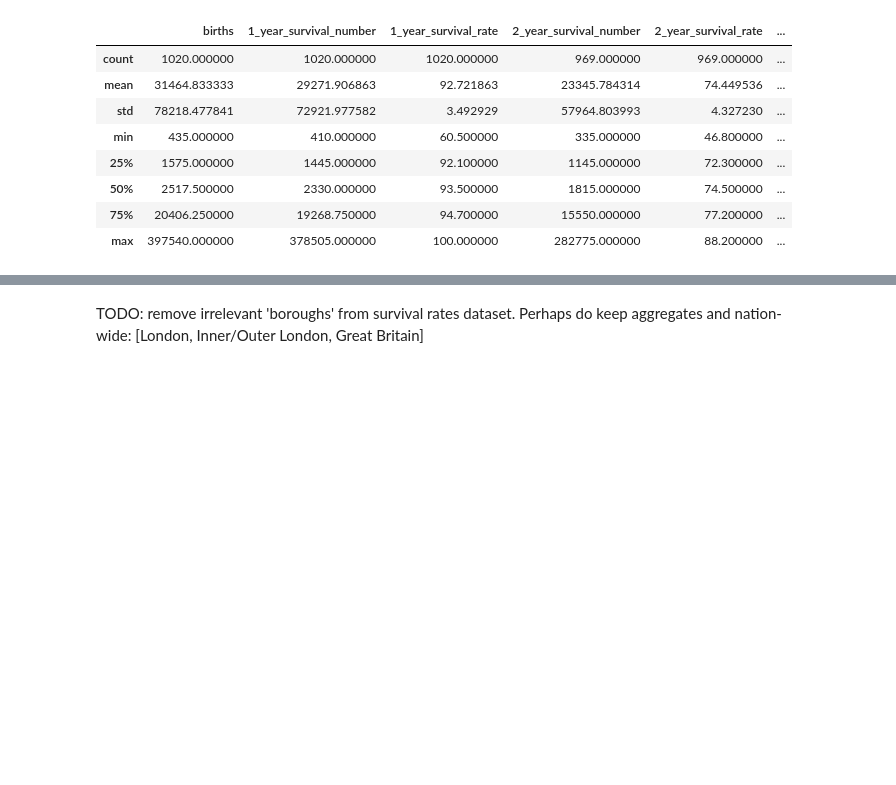
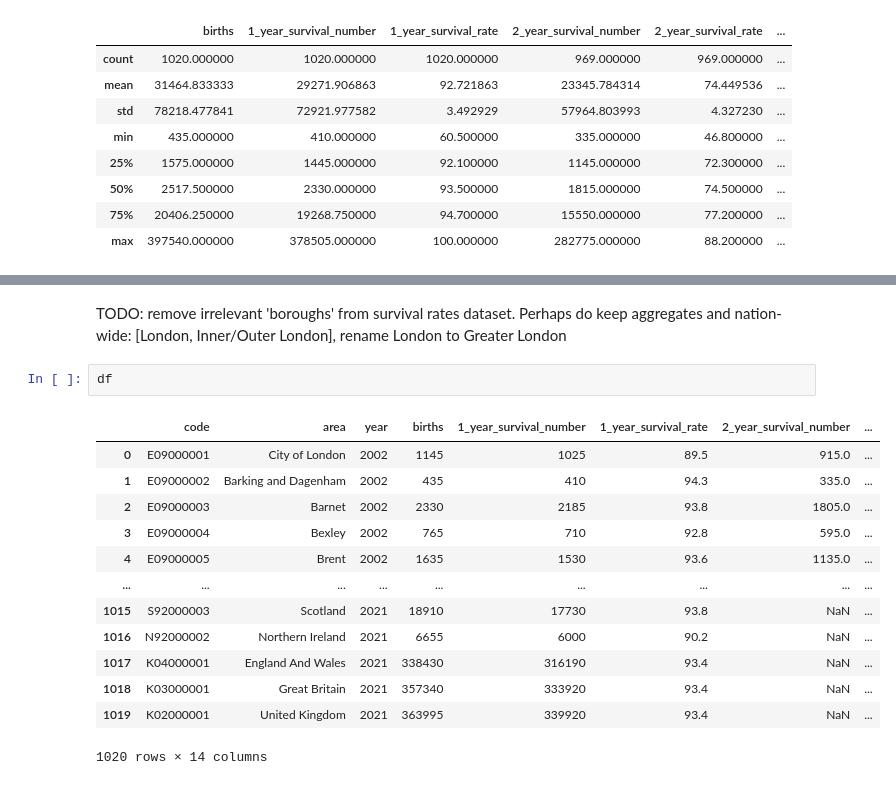
Before and after one commit to MoshaLangerak/knowledge-engineering, a Jupyter notebook: notebooks/business-survival-rates-preprocessing.ipynb, the cells around one changed output, grey strips where cells are left out. Cells and saved outputs as stored; diff of their text form; blank space fills up the shorter version.

Commit message:
Add survival rate and missing relationships between boroughs

```diff
--- a/notebooks/business-survival-rates-preprocessing.ipynb
+++ b/notebooks/business-survival-rates-preprocessing.ipynb
@@ -82,2 +82,18 @@ Boroughs in survival rates but not in businesses: {'Inner London', 'Scotland', '
 # %% [markdown]
-TODO: remove irrelevant 'boroughs' from survival rates dataset. Perhaps do keep aggregates and nation-wide: [London, Inner/Outer London, Great Britain]
+TODO: remove irrelevant 'boroughs' from survival rates dataset. Perhaps do keep aggregates and nation-wide: [London, Inner/Outer London], rename London to Greater London
+# %%
+df
+# %% [output]
+|  | code | area | year | births | 1_year_survival_number | 1_year_survival_rate | 2_year_survival_number | ... |
+| 0 | E09000001 | City of London | 2002 | 1145 | 1025 | 89.5 | 915.0 | ... |
+| 1 | E09000002 | Barking and Dagenham | 2002 | 435 | 410 | 94.3 | 335.0 | ... |
+| 2 | E09000003 | Barnet | 2002 | 2330 | 2185 | 93.8 | 1805.0 | ... |
+| 3 | E09000004 | Bexley | 2002 | 765 | 710 | 92.8 | 595.0 | ... |
+| 4 | E09000005 | Brent | 2002 | 1635 | 1530 | 93.6 | 1135.0 | ... |
+| ... | ... | ... | ... | ... | ... | ... | ... | ... |
+| 1015 | S92000003 | Scotland | 2021 | 18910 | 17730 | 93.8 | NaN | ... |
+| 1016 | N92000002 | Northern Ireland | 2021 | 6655 | 6000 | 90.2 | NaN | ... |
+| 1017 | K04000001 | England And Wales | 2021 | 338430 | 316190 | 93.4 | NaN | ... |
+| 1018 | K03000001 | Great Britain | 2021 | 357340 | 333920 | 93.4 | NaN | ... |
+| 1019 | K02000001 | United Kingdom | 2021 | 363995 | 339920 | 93.4 | NaN | ... |
+1020 rows × 14 columns
```
Also changed, not shown: parts of 3 cells of this notebook, 10 other files.
